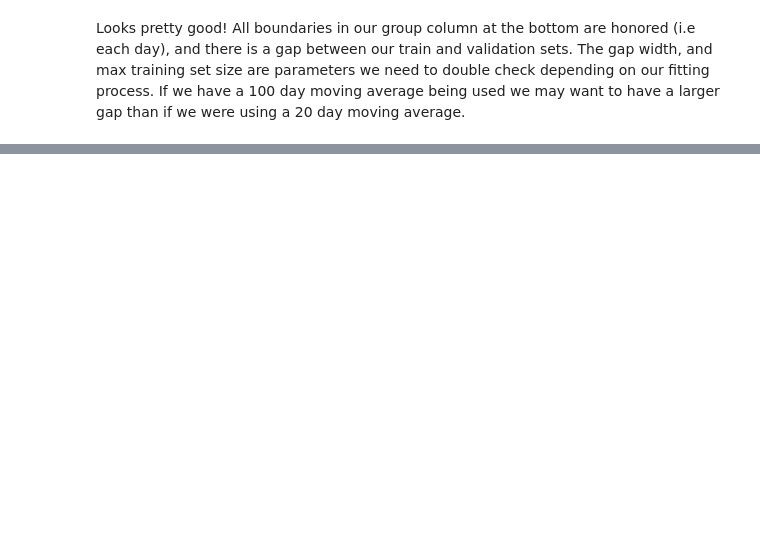
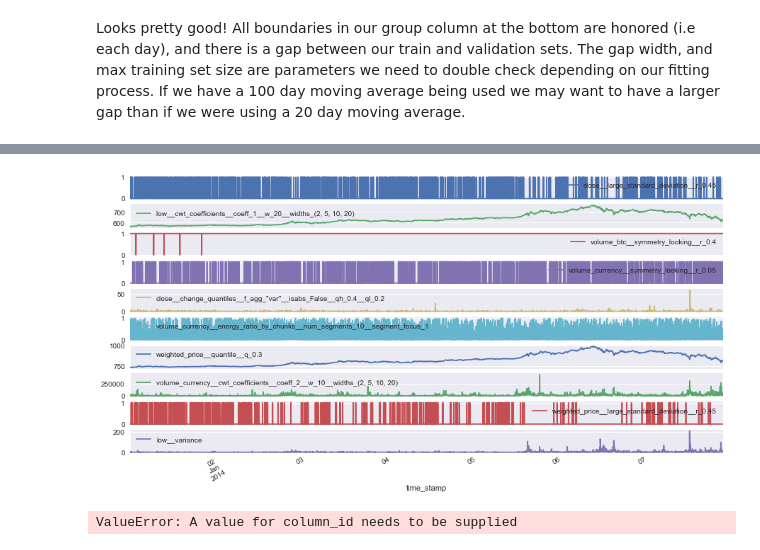
Before and after one commit to dbandrews/bitcoin-trading, a Jupyter notebook: pricing_analysis.ipynb, the cells around one changed output, grey strips where cells are left out. Drawn from its saved outputs; the diff is of its cells as text; code cells hidden in the pictures; blank space fills up the shorter version.

```diff
--- a/pricing_analysis.ipynb
+++ b/pricing_analysis.ipynb
@@ -352,0 +530,6 @@ Looks pretty good! All boundaries in our group column at the bottom are honored
+# %%
+y_sample = train_df.close.shift(-1)
+x_sample = x_sample_extracted.set_index(x_sample_extracted.index.map(lambda x: x[1]), drop=True)
+x_sample.index.name = "time_stamp"
+
+x_sample.head()
@@ -352,0 +545,4 @@ Looks pretty good! All boundaries in our group column at the bottom are honored
+# %%
+# Align on timestamp
+y_sample = y_sample[y_sample.index.isin(x_sample.index)]
+x_sample = x_sample[x_sample.index.isin(y_sample.index)]
@@ -352,0 +557,4 @@ Looks pretty good! All boundaries in our group column at the bottom are honored
+# %%
+# Get rid of NA features.....then select!
+x_sample.dropna(axis=1, inplace=True)
+x_sample = select_features(x_sample, y_sample)
@@ -353 +569,13 @@ Looks pretty good! All boundaries in our group column at the bottom are honored
+# %%
+# Plot 10 random features over time.....
+random_pick = np.random.randint(0,len(x_sample.columns),size=10)
+x_sample.iloc[:,random_pick].plot(
+    kind="line",subplots=True
+);
+# %% [output]
+[figure, added]
+# %%
+extract_relevant_features(df_ts, y, column_id='id', column_sort='time')
+# %% [output]
+ValueError: A value for column_id needs to be supplied
 # %%
```
Also changed, not shown: parts of 34 cells of this notebook.
